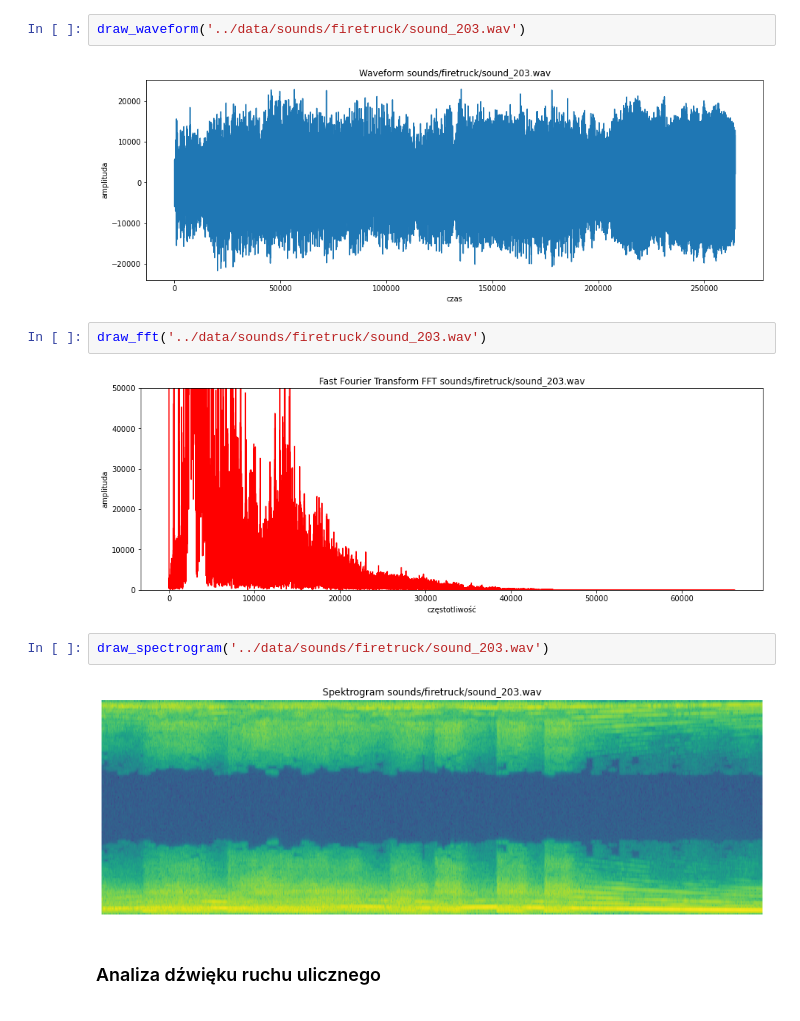
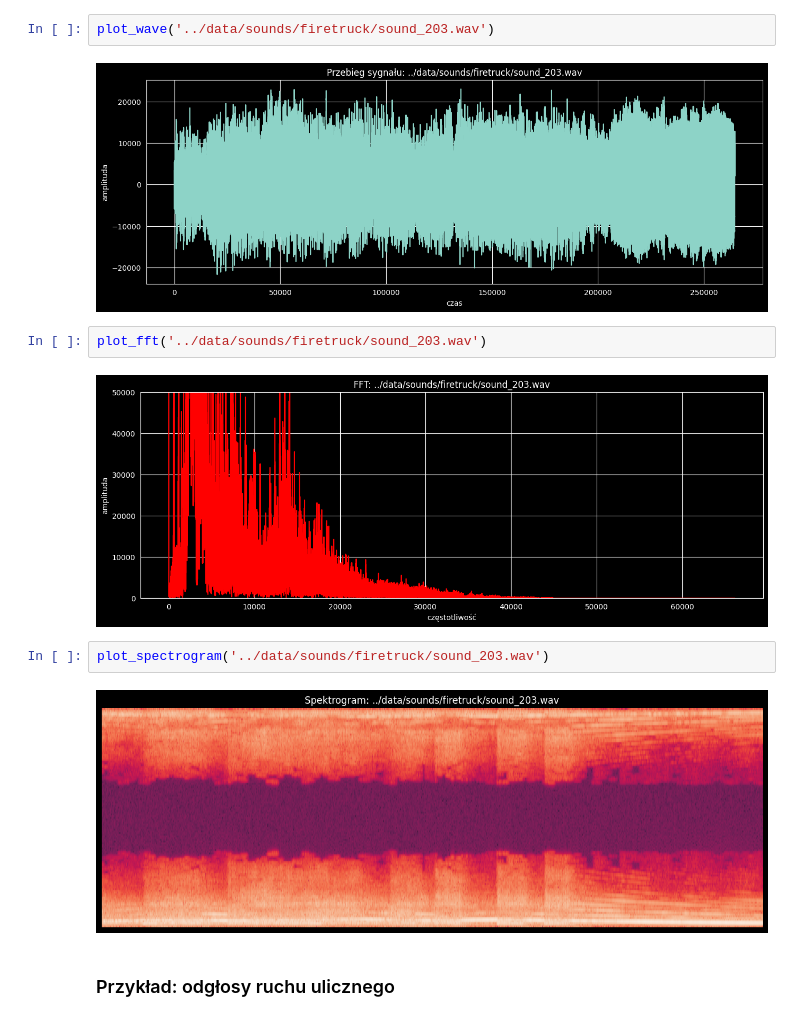
Before and after one commit to mzarnecki/time-series-analysis, a Jupyter notebook: notebook/siren_sound_analyse_and_classify.ipynb, the cells around one changed output. Drawn from its saved outputs; the diff is of its cells as text.

```diff
--- a/notebook/siren_sound_analyse_and_classify.ipynb
+++ b/notebook/siren_sound_analyse_and_classify.ipynb
@@ -98,15 +104,15 @@ draw_spectrogram('../data/sounds/ambulance/sound_102.wav')
 # %%
-draw_waveform('../data/sounds/firetruck/sound_203.wav')
+plot_wave('../data/sounds/firetruck/sound_203.wav')
 # %% [output]
-[figure, old version]
+[figure, new version]
 # %%
-draw_fft('../data/sounds/firetruck/sound_203.wav')
+plot_fft('../data/sounds/firetruck/sound_203.wav')
 # %% [output]
-[figure, old version]
+[figure, new version]
 # %%
-draw_spectrogram('../data/sounds/firetruck/sound_203.wav')
+plot_spectrogram('../data/sounds/firetruck/sound_203.wav')
 # %% [output]
-[figure, old version]
+[figure, new version]
 # %% [markdown]
-### Analiza dźwięku ruchu ulicznego
+### Przykład: odgłosy ruchu ulicznego
 # %%
```
Also changed, not shown: parts of 26 cells of this notebook.
